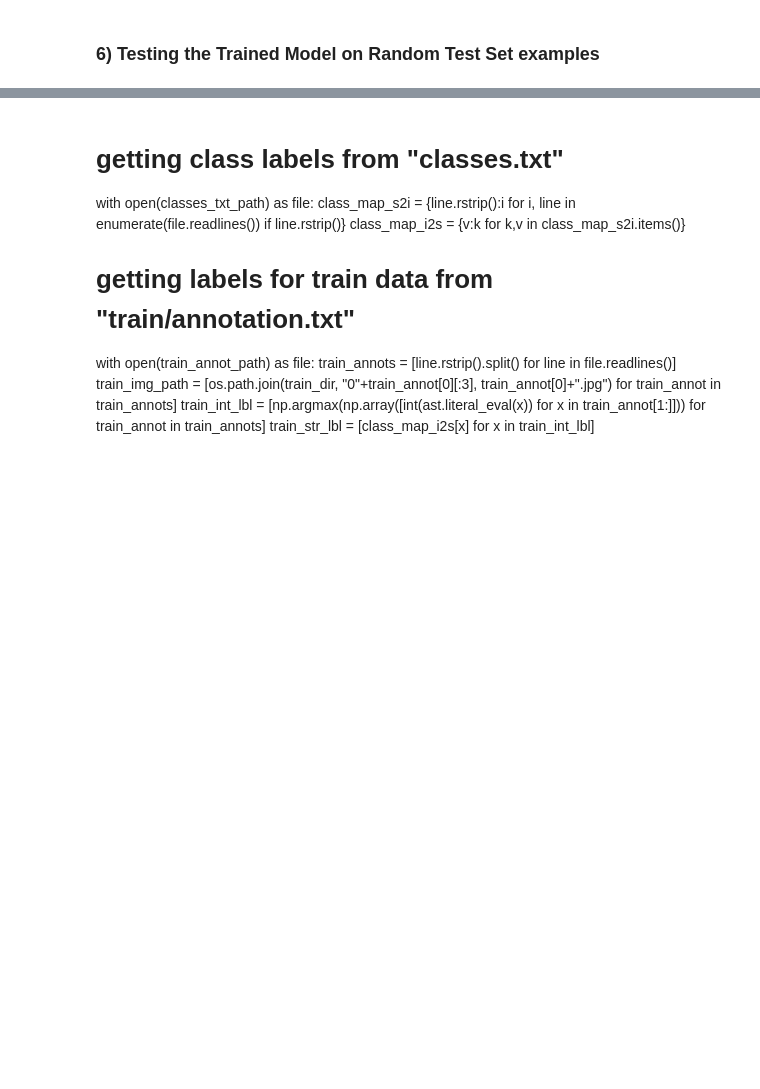
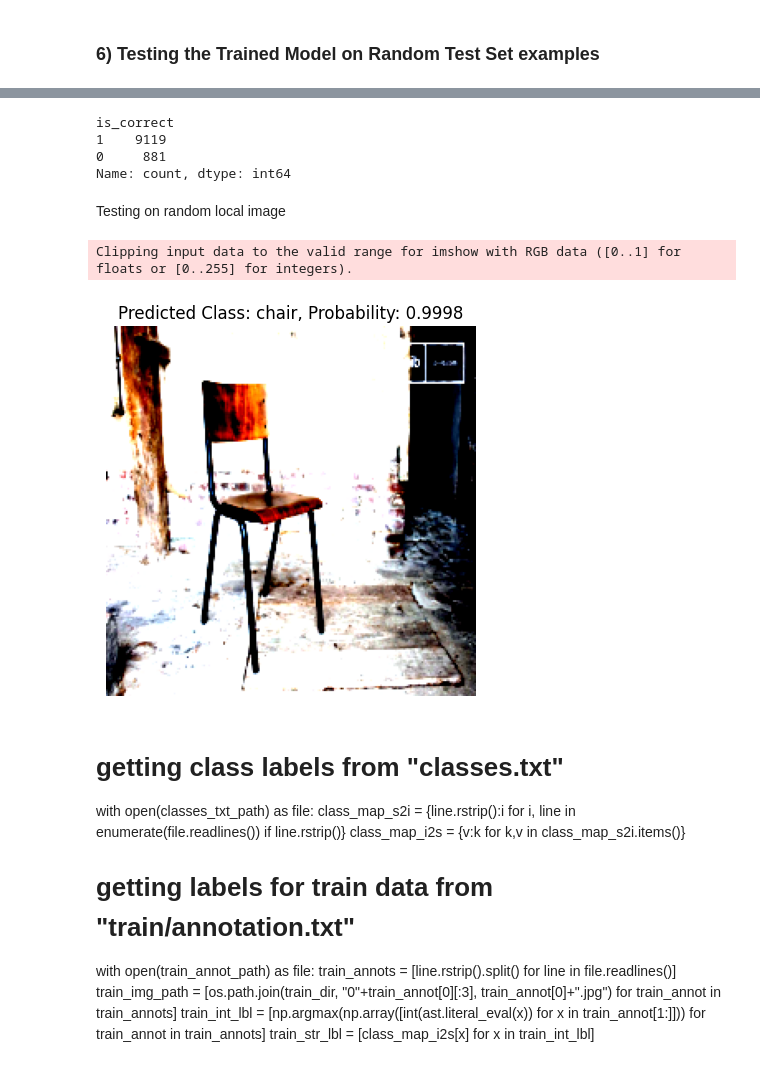
Before and after one commit to AlbertHunduza/LabelMe-Classification-AI, a Jupyter notebook: main.ipynb, the cells around one changed output, grey strips where cells are left out. Cells and saved outputs as stored; diff of their text form; code cells hidden in the pictures; blank space fills up the shorter version.

Commit message:
tested on test and on random images

```diff
--- a/main.ipynb
+++ b/main.ipynb
@@ -491,0 +492,23 @@ mobilenet_v3_small_test_pred_dicts = pred_and_store(paths=(list(test_df.img_path
+# %%
+predictions_df.is_correct.value_counts()
+# %% [output]
+is_correct
+1    9119
+0     881
+Name: count, dtype: int64
+# %% [markdown]
+Testing on random local image
+# %%
+from PIL import Image
+import torchvision.transforms as transforms
+
+# Load and preprocess the image
+transform = transforms.Compose([
+    transforms.Resize((224, 224)),
+    transforms.ToTensor(),
+    transforms.Normalize(mean=[0.485, 0.456, 0.406], std=[0.229, 0.224, 0.225])
+])
+
+image_path = 'chair.jpg'
+image = Image.open(image_path).convert('RGB')
+image = transform(image).unsqueeze(0)  # Add batch dimension
@@ -492,3 +523,14 @@ mobilenet_v3_small_test_pred_dicts = pred_and_store(paths=(list(test_df.img_path
+# %%
+import matplotlib.pyplot as plt
+
+# Display the image
+plt.imshow(image.squeeze(0).permute(1, 2, 0))  # Transpose to (H, W, C)
+plt.title(f'Predicted Class: {class_map_i2s[predicted_class]}, Probability: {probability:.4f}')
+plt.axis('off')
+plt.show()
+# %% [output]
+Clipping input data to the valid range for imshow with RGB data ([0..1] for floats or [0..255] for integers).
+[figure, added]
 # %% [markdown]
 # getting class labels from "classes.txt"
 with open(classes_txt_path) as file:
```
Also changed, not shown: parts of 15 cells of this notebook, 4 other files.
